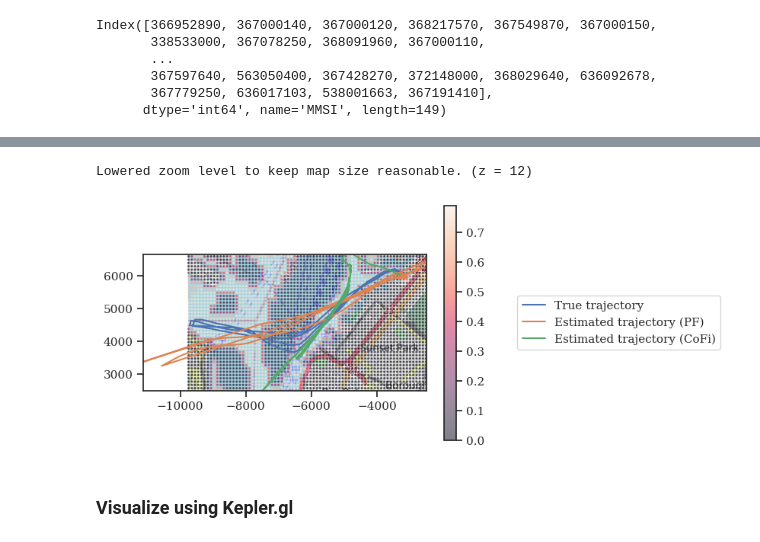
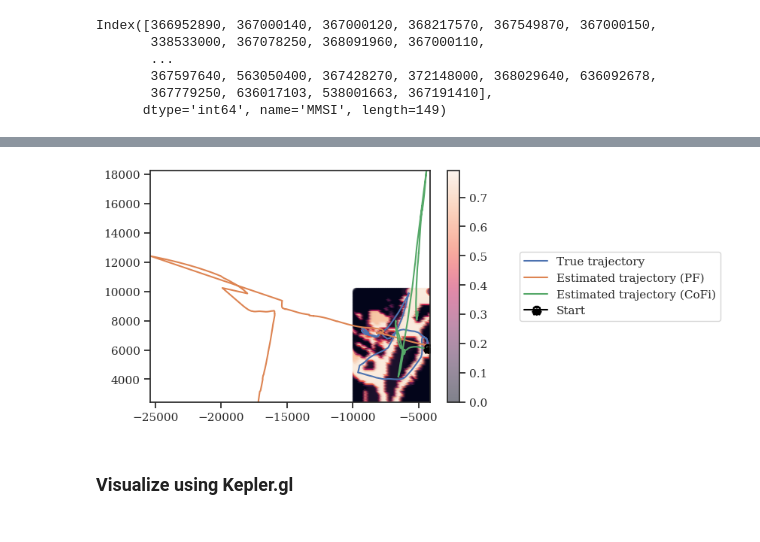
Before and after one commit to HRI-EU/ProMis, a Jupyter notebook: examples/cofi-maritime.ipynb, the cells around one changed output, grey strips where cells are left out. Cells and saved outputs as stored; diff of their text form; code cells hidden in the pictures.

```diff
--- a/examples/cofi-maritime.ipynb
+++ b/examples/cofi-maritime.ipynb
@@ -1102,12 +1156,13 @@ results = []
 df_for_type = df[df["VesselTypeName"].isin(landscapes.keys())]
 df_for_type = df_for_type[df_for_type["MMSI"].isin(relevant_MMSIs)]
 
-for tau in np.arange(0.0, 1.1, 0.1):
-    for mmsi in relevant_MMSIs[:100]:
-        data = df_for_type[df_for_type["MMSI"] == mmsi].copy()
-        if data.empty:
-            continue
+for mmsi in track(relevant_MMSIs[:50], description="MMSIs"):
+    # Skip if we have no data for that ship
+    data = df_for_type[df_for_type["MMSI"] == mmsi].copy()
+    if data.empty:
+        continue
 
+    for tau in np.arange(0.0, 1.1, 0.1):
         vessel_type = data["VesselTypeName"].iloc[0]
 
         experiment_result = run_experiment_pf1(
@@ -1128,9 +1183,8 @@ for tau in np.arange(0.0, 1.1, 0.1):
                 **experiment_result,
             )
         )
-        print(
-            f"Finished {mmsi} (progress: {len(results)}/{len(df_for_type['MMSI'].unique()) * 11})"
-        )
+
+    break  # TODO debugging
 
 df_results = pd.DataFrame(results)
 df_results
@@ -1182,5 +1220,5 @@ df_results.to_pickle("res-all-taus.pkl")
 # %%
-df_results = pd.read_pickle("res-all-taus-examples-specific-landscape.pkl")
+# df_results = pd.read_pickle("res-all-taus.pkl")
 # %%
 df_results["type"].hist()
 # %% [output]
@@ -1214,8 +1252,11 @@ pass
 # %%
-with_benefit_strong = with_benefit[with_benefit["benefit"] > 0]
-with_benefit_strong = with_benefit_strong[
-    with_benefit_strong["benefit"] > with_benefit_strong["benefit"].quantile(0.5)
-]
+with_benefit_strong = with_benefit  # TODO just take all
+
+# with_benefit_strong = with_benefit[with_benefit["benefit"] < 0]
+# with_benefit_strong = with_benefit_strong[
+#     with_benefit_strong["benefit"] > with_benefit_strong["benefit"].quantile(0.5)
+# ]
+
 results_mmsis = with_benefit_strong.index.get_level_values(0).unique()
 len(results_mmsis)
 # %% [output]
@@ -1223,4 +1264,4 @@ len(results_mmsis)
 # %%
-results = with_benefit_strong.loc[results_mmsis[4]].sort_values("tau")
+results = with_benefit_strong.loc[results_mmsis[0]].sort_values("tau")
 f"mmis: {results_mmsis[0]} @ tau: {results['tau'].iloc[1]}"
 # %% [output]
@@ -1266,35 +1326,44 @@ result_pf, result_cofi = results.iloc[0], results.iloc[1]
 # %%
 plt.figure(figsize=(6, 4))
-bg = landscape.scatter(s=2, alpha=0.5)
+bg = landscape.scatter(alpha=0.5, plot_basemap=False)
 plot_trajectories(result_pf["truth"][:, :2], label="True trajectory")
 plot_trajectories(result_pf["estimates"][:, :2], label="Estimated trajectory (PF)")
 plot_trajectories(result_cofi["estimates"][:, :2], label="Estimated trajectory (CoFi)")
+
+# Mark the starting point
+plt.plot(
+    result_pf["truth"][0, 0],
+    result_pf["truth"][0, 1],
+    marker=ship_marker,
+    markersize=10,
+    color="black",
+    label="Start",
+)
 
 # show_n_particles = 10
 # plot_trajectories(trace_all_particles[:, :show_n_particles, :2].swapaxes(1, 0), label=None)
 
 scale = 1.5
 # plt.gca().set_xlim(-width / 2 * scale, width / 2 * scale)
 # plt.gca().set_ylim(-height / 2 * scale, height / 2 * scale)
 
 # plt.gca().set_xlim(-15_000, -2_000)
 # plt.gca().set_ylim(8_000, 18_000)
 
 all_coords = np.concatenate(
     [result_pf["truth"][:, :2], result_pf["estimates"][:, :2], result_cofi["estimates"][:, :2]]
 )
 plt.gca().set_xlim(all_coords[:, 0].min(), all_coords[:, 0].max())
 plt.gca().set_ylim(all_coords[:, 1].min(), all_coords[:, 1].max())
 
 # Move legend to the right of the plot
 plt.legend()
 move_legend(plt.gca(), loc="center left", bbox_to_anchor=(1.3, 0.5))
 
 plt.colorbar(bg)
 pass
 # %% [output]
-Lowered zoom level to keep map size reasonable. (z = 12)
-[figure, old version]
+[figure, new version]
 # %% [markdown]
 ### Visualize using Kepler.gl
 # %%
```
Also changed, not shown: parts of 25 cells of this notebook.
